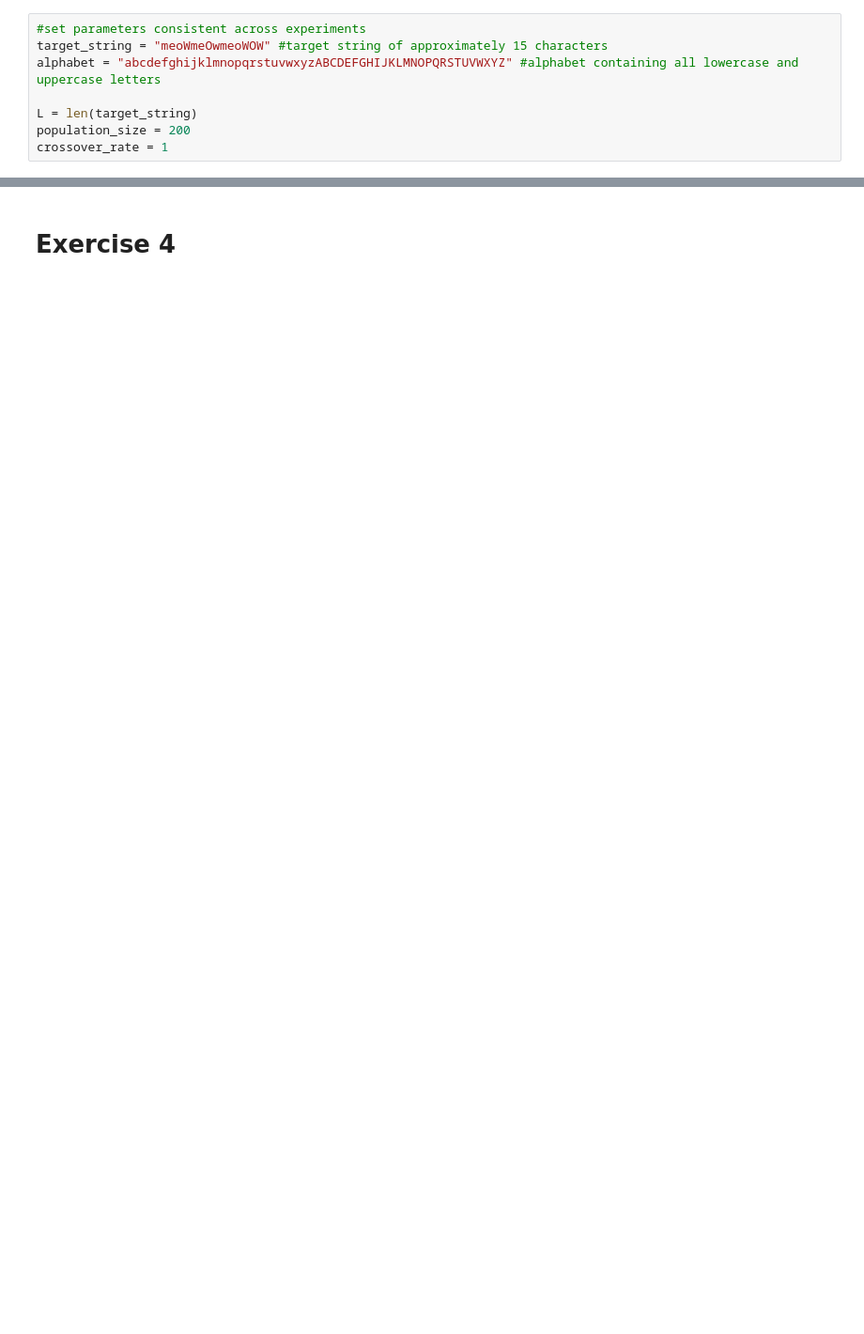
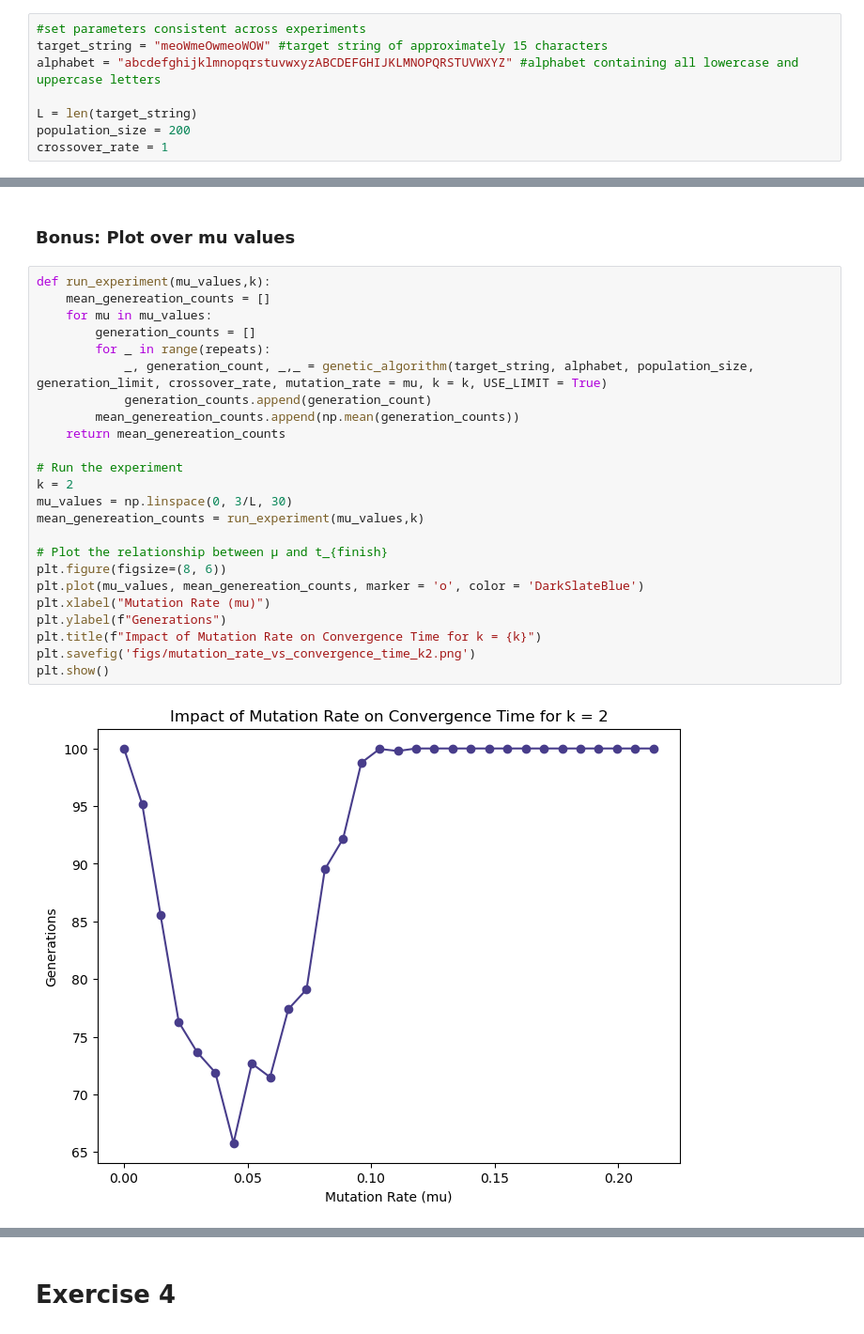
Before and after one commit to jasperpieterse/Natural-Computing, a Jupyter notebook: Assignment 3/Natural_Computing_Assignment3.ipynb, the cells around one changed output, grey strips where cells are left out. Shown at 94% size. Saved outputs shown, nothing was run; the diff lists cells and outputs as text; blank space fills up the shorter version.

```diff
--- a/Assignment 3/Natural_Computing_Assignment3.ipynb
+++ b/Assignment 3/Natural_Computing_Assignment3.ipynb
@@ -344,0 +286,28 @@ ValueError: x and y must have same first dimension, but have shapes (13,) and (1
+# %% [markdown]
+### Bonus: Plot over mu values
+# %%
+def run_experiment(mu_values,k):
+    mean_genereation_counts = []
+    for mu in mu_values:
+        generation_counts = []
+        for _ in range(repeats):
+            _, generation_count, _,_ = genetic_algorithm(target_string, alphabet, population_size, generation_limit, crossover_rate, mutation_rate = mu, k = k, USE_LIMIT = True)
+            generation_counts.append(generation_count)
+        mean_genereation_counts.append(np.mean(generation_counts))
+    return mean_genereation_counts
+
+# Run the experiment
+k = 2
+mu_values = np.linspace(0, 3/L, 30)
+mean_genereation_counts = run_experiment(mu_values,k)
+
+# Plot the relationship between μ and t_{finish}
+plt.figure(figsize=(8, 6))
+plt.plot(mu_values, mean_genereation_counts, marker = 'o', color = 'DarkSlateBlue')
+plt.xlabel("Mutation Rate (mu)")
+plt.ylabel(f"Generations")
+plt.title(f"Impact of Mutation Rate on Convergence Time for k = {k}")
+plt.savefig('figs/mutation_rate_vs_convergence_time_k2.png')
+plt.show()
+# %% [output]
+[figure, added]
```
Also changed, not shown: parts of 12 cells of this notebook, 8 other files.
